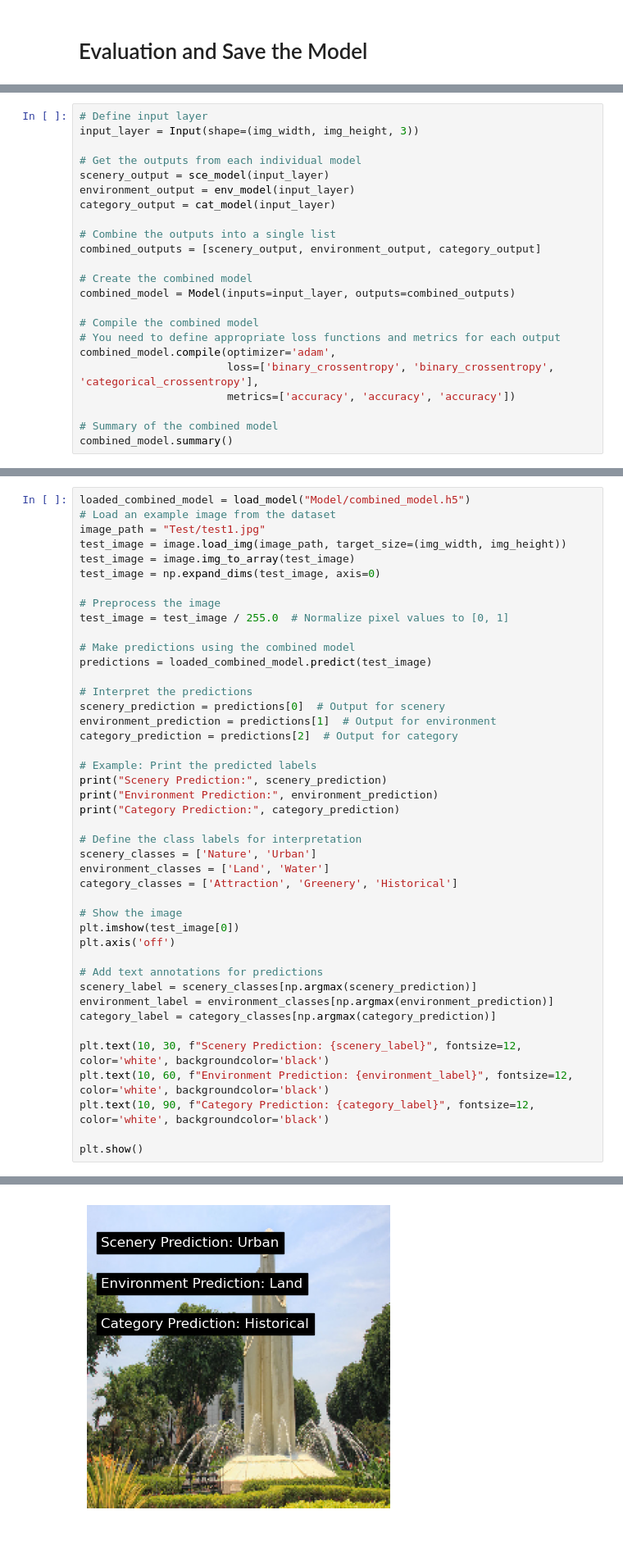
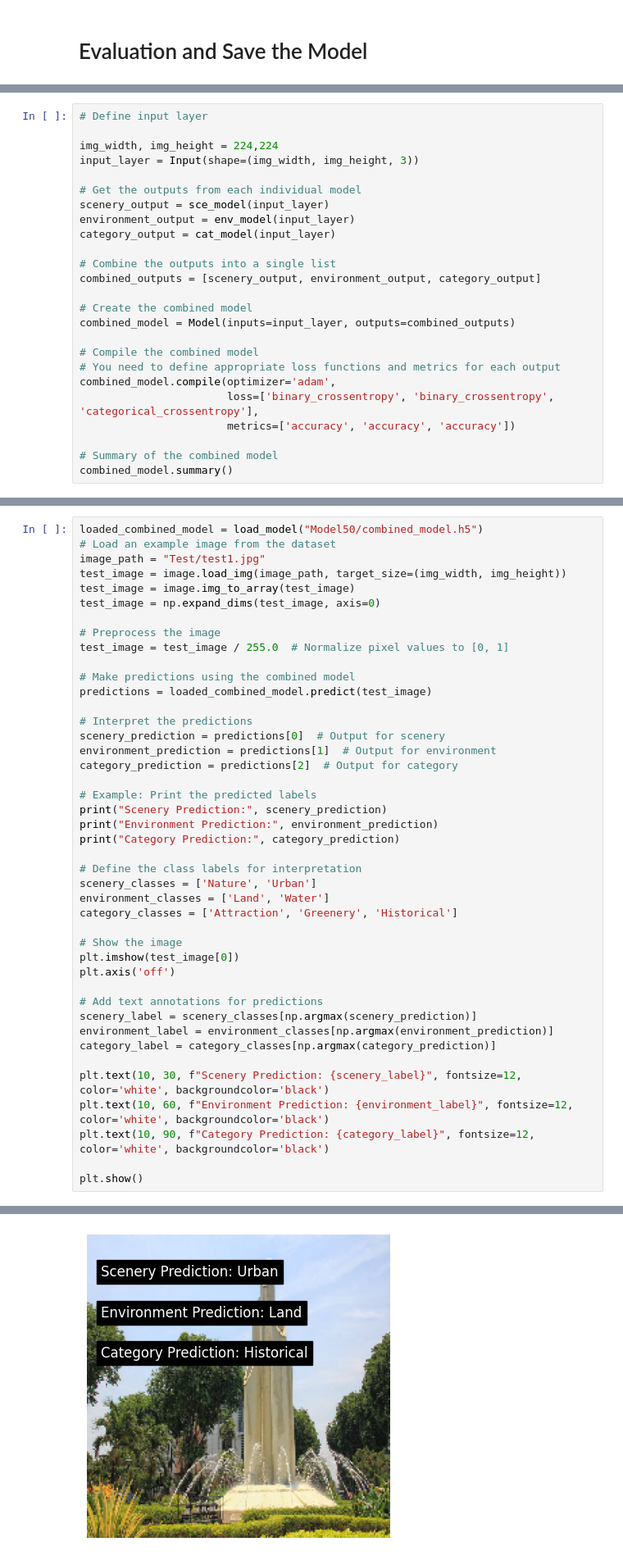
Before and after one commit to C241-PS316/Wishata-ML, a Jupyter notebook: local_Testing 3 Wishata_TFLite.ipynb, the cells around one changed output, grey strips where cells are left out. Shown at 82% size. Cells and saved outputs as stored; diff of their text form.

```diff
--- a/local_Testing 3 Wishata_TFLite.ipynb
+++ b/local_Testing 3 Wishata_TFLite.ipynb
@@ -360,5 +328,7 @@ WARNING:absl:You are saving your model as an HDF5 file via `model.save()` or `ke
 # %%
 # Define input layer
+
+img_width, img_height = 224,224
 input_layer = Input(shape=(img_width, img_height, 3))
 
 # Get the outputs from each individual model
@@ -387,5 +410,5 @@ WARNING:absl:You are saving your model as an HDF5 file via `model.save()` or `ke
 # %%
-loaded_combined_model = load_model("Model/combined_model.h5")
+loaded_combined_model = load_model("Model50/combined_model.h5")
 # Load an example image from the dataset
 image_path = "Test/test1.jpg"
 test_image = image.load_img(image_path, target_size=(img_width, img_height))
@@ -436,3 +458,3 @@ Category Prediction: [[8.6769378e-03 9.3242247e-04 9.9039054e-01]]
-[figure, old version]
+[figure, new version]
 # %% [markdown]
 # Convert to TFLite
```
Also changed, not shown: parts of 18 cells of this notebook, 23 other files.
